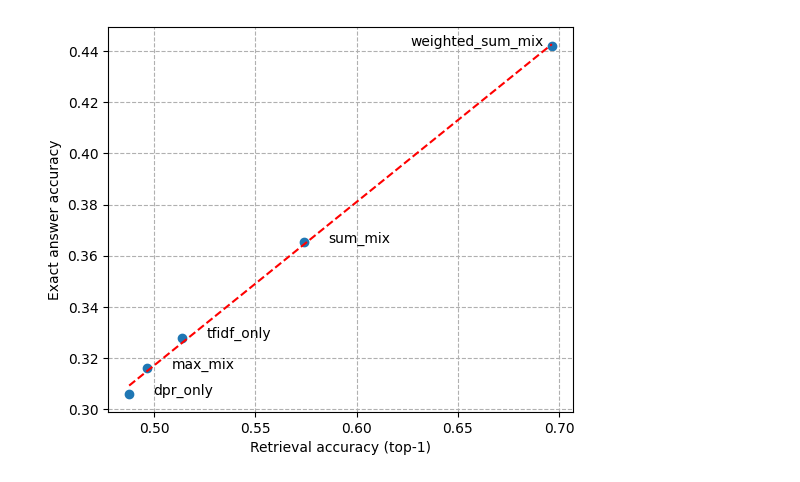
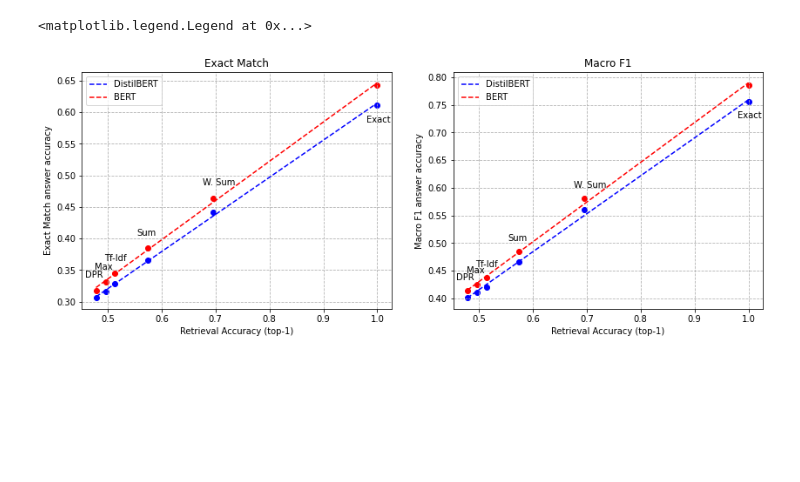
Before and after one commit to MarcelloCeresini/QuestionAnswering, a Jupyter notebook: src/create_exact_over_retrieval_accuracy_graph.ipynb, the cells around one changed output. Cells and saved outputs as stored; diff of their text form; code cells hidden in the pictures; blank space fills up the shorter version.

Commit message:
Better graphs

```diff
--- a/src/create_exact_over_retrieval_accuracy_graph.ipynb
+++ b/src/create_exact_over_retrieval_accuracy_graph.ipynb
@@ -14,18 +4,50 @@ b, a = np.polyfit(retrieval_acc, qa_exact_acc, deg=1)
-# %%
-fig, ax = plt.subplots(figsize=(6,5))
-
-plt.grid(linestyle='--')
-plt.scatter(retrieval_acc, qa_exact_acc)
-ax.plot(np.sort(retrieval_acc), a + b * np.sort(retrieval_acc), '--', color="r");
-
-plt.ylabel('Exact answer accuracy')
-plt.xlabel('Retrieval accuracy (top-1)')
-
-for i, txt in enumerate(names[:-1]):
-    ax.annotate(txt, (retrieval_acc[i], qa_exact_acc[i]),
-                xytext=(retrieval_acc[i]+0.012, qa_exact_acc[i]))
-
-ax.annotate(names[-1], (retrieval_acc[-1], qa_exact_acc[-1]),
-            xytext=(retrieval_acc[-1]-0.07, qa_exact_acc[-1]));
-# %% [output]
-[figure, removed]
+# %%
+labels = ["Exact", "Tf-Idf", "DPR", "Sum", "Max", "W. Sum"]
+retr_acc = np.array([100, 51.37, 47.84, 57.39, 49.65, 69.57])/100
+xx = np.sort(retr_acc)
+
+exact_match_DB = np.array([61.17, 32.79, 30.58, 36.52, 31.60, 44.21])/100
+macro_f1_DB = np.array([75.53, 42.09, 40.15, 46.59, 41.11, 55.97])/100
+
+exact_match_B = np.array([64.33, 34.48, 31.81, 38.44, 33.13, 46.41])/100
+macro_f1_B = np.array([78.59, 43.71, 41.40, 48.43, 42.52, 58.03])/100
+
+fig, (ax1, ax2) = plt.subplots(1, 2)
+
+ax1.grid(linestyle='--')
+ax2.grid(linestyle='--')
+
+fig.set_size_inches(14, 5)
+ax1.scatter(retr_acc, exact_match_DB, c="b")
+ax1.scatter(retr_acc, exact_match_B, c="r")
+aDB, bDB = np.polyfit(retr_acc, exact_match_DB, 1)
+aB, bB = np.polyfit(retr_acc, exact_match_B, 1)
+ax1.plot(xx, aDB*xx+bDB, "--b")
+ax1.plot(xx, aB*xx+bB, "--r")
+
+ax2.scatter(retr_acc, macro_f1_DB, c="b")
+ax2.scatter(retr_acc, macro_f1_B, c="r")
+
+aDB, bDB = np.polyfit(retr_acc, macro_f1_DB, 1)
+aB, bB = np.polyfit(retr_acc, macro_f1_B, 1)
+ax2.plot(xx, aDB*xx+bDB, "--b")
+ax2.plot(xx, aB*xx+bB, "--r")
+
+for txt, x, y in zip(labels, retr_acc, exact_match_B):
+    ax1.annotate(txt, (x-0.02, y+(0.02 if not txt == 'Exact' else -0.06)))
+
+for txt, x, y in zip(labels, retr_acc, macro_f1_B):
+    ax2.annotate(txt, (x-0.02, y+(0.02 if not txt == 'Exact' else -0.06)))
+
+ax1.set_title("Exact Match")
+ax1.legend(["DistilBERT", "BERT"])
+ax1.set_ylabel("Exact Match answer accuracy")
+ax1.set_xlabel("Retrieval Accuracy (top-1)")
+
+ax2.set_ylabel("Macro F1 answer accuracy")
+ax2.set_xlabel("Retrieval Accuracy (top-1)")
+ax2.set_title("Macro F1")
+ax2.legend(["DistilBERT", "BERT"])
+# %% [output]
+<matplotlib.legend.Legend at 0x...>
+[figure, added]
```
Also changed, not shown: parts of 1 cell of this notebook.
